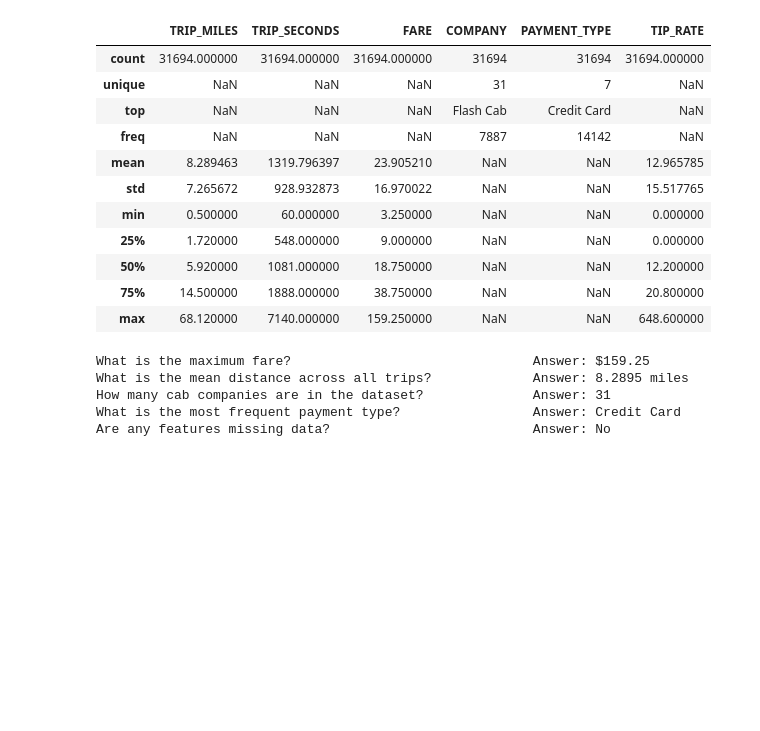
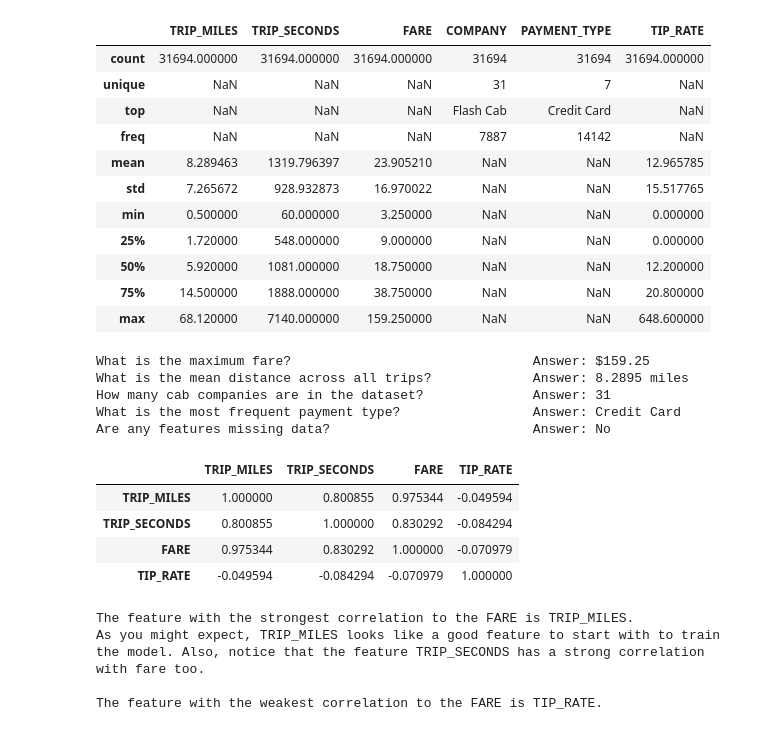
Before and after one commit to fotomain/py_labs_ai_crash_course, a Jupyter notebook: ai_taxi1.ipynb, the cells around one changed output. Cells and saved outputs as stored; diff of their text form; code cells hidden in the pictures; blank space fills up the shorter version.

```diff
--- a/ai_taxi1.ipynb
+++ b/ai_taxi1.ipynb
@@ -150,3 +152,37 @@ What is the mean distance across all trips?             Answer: 8.2895 miles
 How many cab companies are in the dataset?              Answer: 31
 What is the most frequent payment type?                 Answer: Credit Card
 Are any features missing data?                          Answer: No
+# %%
+#@title Code - View correlation matrix
+training_df.corr(numeric_only = True)
+# %% [output]
+|  | TRIP_MILES | TRIP_SECONDS | FARE | TIP_RATE |
+| TRIP_MILES | 1.000000 | 0.800855 | 0.975344 | -0.049594 |
+| TRIP_SECONDS | 0.800855 | 1.000000 | 0.830292 | -0.084294 |
+| FARE | 0.975344 | 0.830292 | 1.000000 | -0.070979 |
+| TIP_RATE | -0.049594 | -0.084294 | -0.070979 | 1.000000 |
+# %%
+#@title Double-click to view answers about the correlation matrix
+
+# Which feature correlates most strongly to the label FARE?
+# ---------------------------------------------------------
+answer = '''
+The feature with the strongest correlation to the FARE is TRIP_MILES.
+As you might expect, TRIP_MILES looks like a good feature to start with to train
+the model. Also, notice that the feature TRIP_SECONDS has a strong correlation
+with fare too.
+'''
+print(answer)
+
+
+# Which feature correlates least strongly to the label FARE?
+# -----------------------------------------------------------
+answer = '''The feature with the weakest correlation to the FARE is TIP_RATE.'''
+print(answer)
+# %% [output]
+The feature with the strongest correlation to the FARE is TRIP_MILES.
+As you might expect, TRIP_MILES looks like a good feature to start with to train
+the model. Also, notice that the feature TRIP_SECONDS has a strong correlation
+with fare too.
+
+The feature with the weakest correlation to the FARE is TIP_RATE.
```
Also changed, not shown: parts of 1 cell of this notebook.
